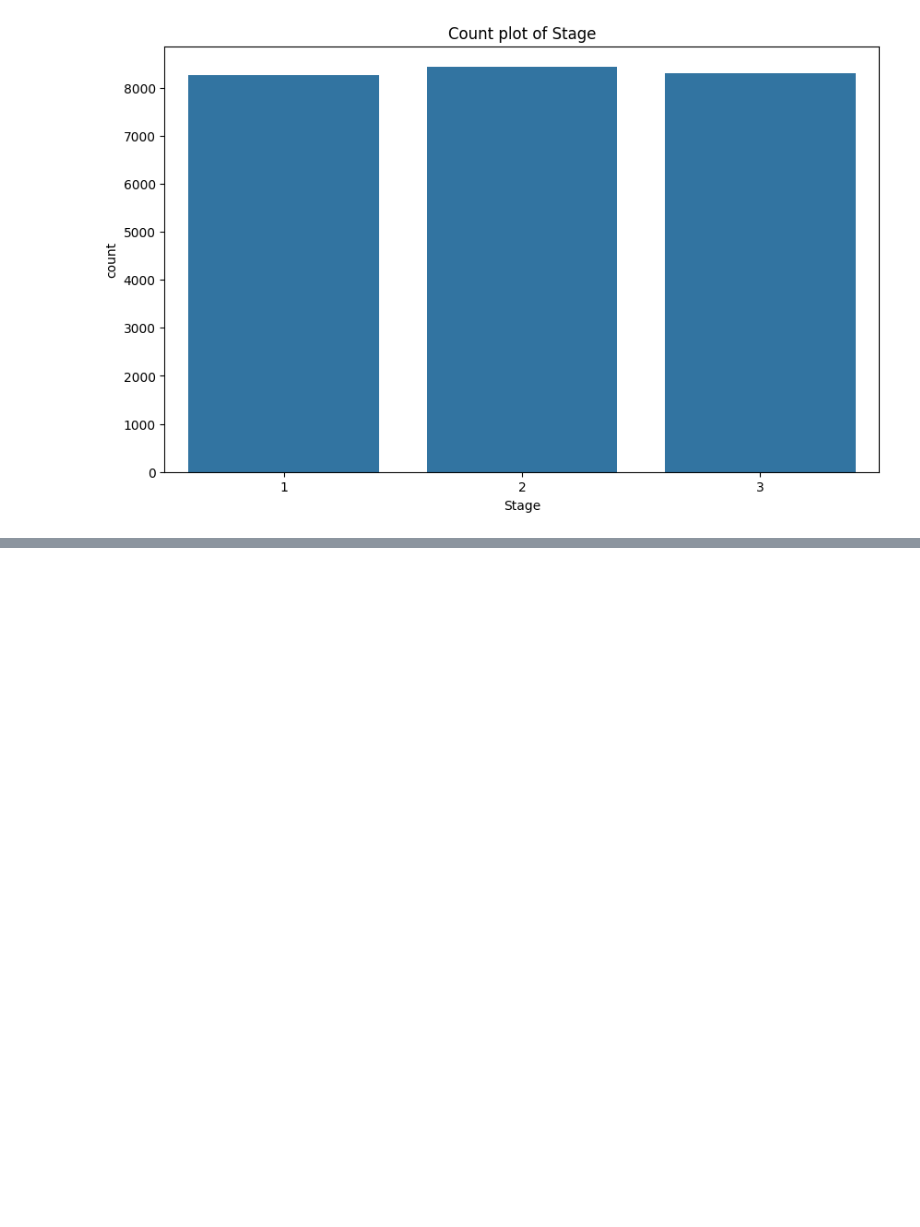
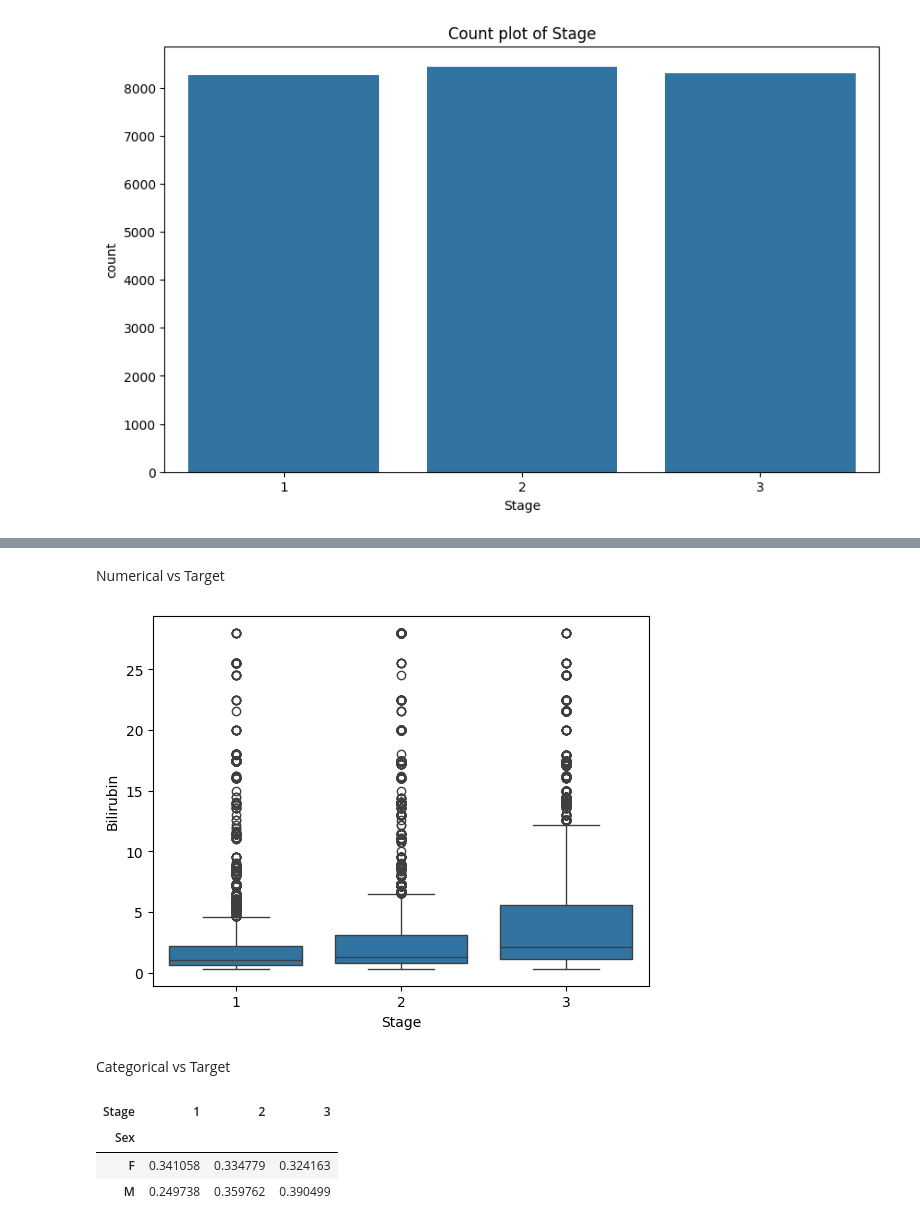
Before and after one commit to RajatDev18/Liver-cirrhosis-prediction-working, a Jupyter notebook: Notebooks/data_exploration.ipynb, the cells around one changed output, grey strips where cells are left out. Saved outputs shown, nothing was run; the diff lists cells and outputs as text; code cells hidden in the pictures; blank space fills up the shorter version.

```diff
--- a/Notebooks/data_exploration.ipynb
+++ b/Notebooks/data_exploration.ipynb
@@ -61,0 +107,16 @@ for col in cat_cols:
+# %% [markdown]
+Numerical vs Target
+# %%
+sns.boxplot(x="Stage", y="Bilirubin", data=df)
+plt.show()
+# %% [output]
+[figure, added]
+# %% [markdown]
+Categorical vs Target
+# %%
+pd.crosstab(df["Sex"], df["Stage"], normalize="index")
+# %% [output]
+| Stage | 1 | 2 | 3 |
+| Sex |  |  |  |
+| F | 0.341058 | 0.334779 | 0.324163 |
+| M | 0.249738 | 0.359762 | 0.390499 |
```
Also changed, not shown: parts of 14 cells of this notebook.
